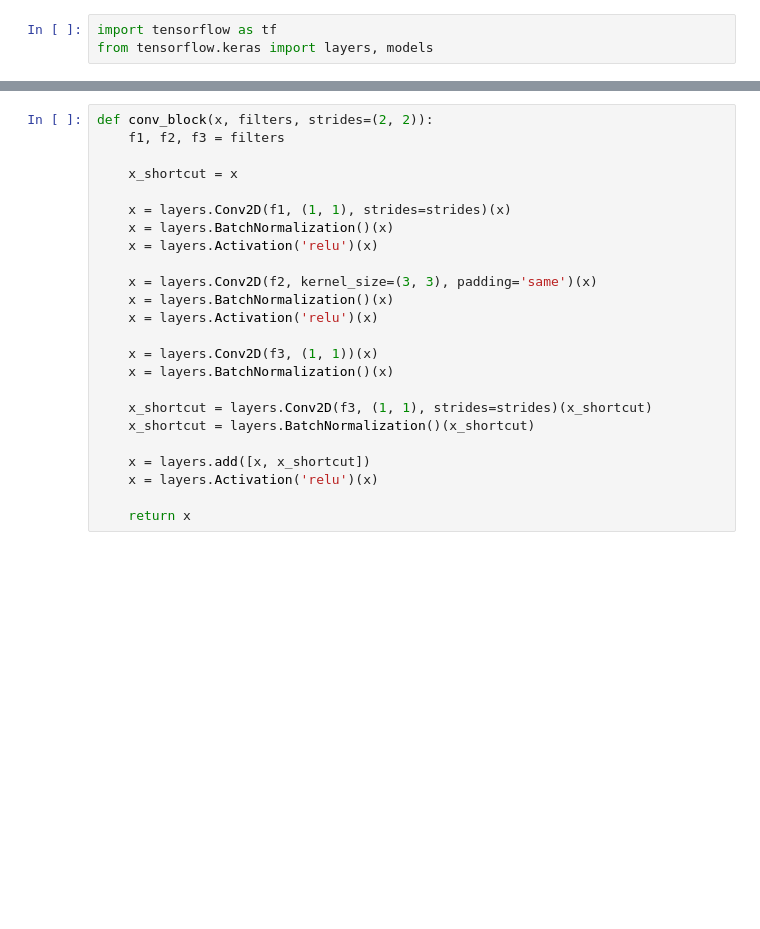
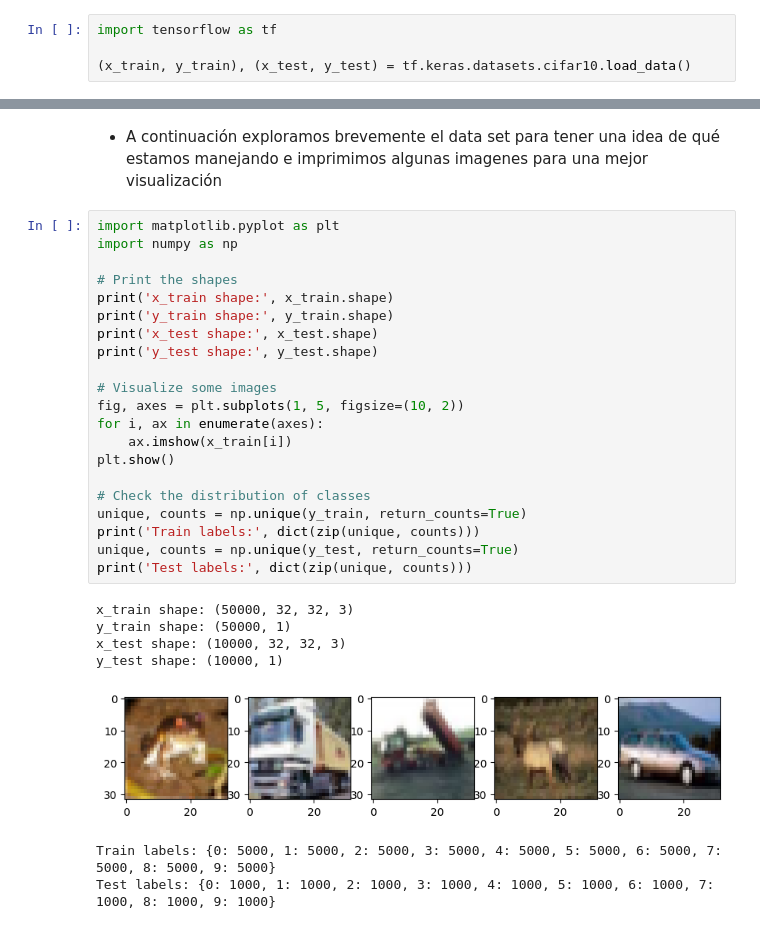
Before and after one commit to DCI-alxogm/ml2023-BrianBarajas, a Jupyter notebook: ProyectoFinal/Proyecto_Final_ResNet50_BrianBarajas.ipynb, the cells around one changed output, grey strips where cells are left out. Cells and saved outputs as stored; diff of their text form; blank space fills up the shorter version.

```diff
--- a/ProyectoFinal/Proyecto_Final_ResNet50_BrianBarajas.ipynb
+++ b/ProyectoFinal/Proyecto_Final_ResNet50_BrianBarajas.ipynb
@@ -39,3 +55,4 @@ numba 0.55.1 requires numpy<1.22,>=1.18, but you have numpy 1.24.3 which is inco
 # %%
 import tensorflow as tf
-from tensorflow.keras import layers, models
+
+(x_train, y_train), (x_test, y_test) = tf.keras.datasets.cifar10.load_data()
@@ -42,24 +62,31 @@ from tensorflow.keras import layers, models
-# %%
-def conv_block(x, filters, strides=(2, 2)):
-    f1, f2, f3 = filters
-
-    x_shortcut = x
-
-    x = layers.Conv2D(f1, (1, 1), strides=strides)(x)
-    x = layers.BatchNormalization()(x)
-    x = layers.Activation('relu')(x)
-
-    x = layers.Conv2D(f2, kernel_size=(3, 3), padding='same')(x)
-    x = layers.BatchNormalization()(x)
-    x = layers.Activation('relu')(x)
-
-    x = layers.Conv2D(f3, (1, 1))(x)
-    x = layers.BatchNormalization()(x)
-
-    x_shortcut = layers.Conv2D(f3, (1, 1), strides=strides)(x_shortcut)
-    x_shortcut = layers.BatchNormalization()(x_shortcut)
-
-    x = layers.add([x, x_shortcut])
-    x = layers.Activation('relu')(x)
-
-    return x
+# %% [markdown]
+- A continuación exploramos brevemente el data set para tener una idea de qué estamos manejando e imprimimos algunas imagenes para una mejor visualización
+# %%
+import matplotlib.pyplot as plt
+import numpy as np
+
+# Print the shapes
+print('x_train shape:', x_train.shape)
+print('y_train shape:', y_train.shape)
+print('x_test shape:', x_test.shape)
+print('y_test shape:', y_test.shape)
+
+# Visualize some images
+fig, axes = plt.subplots(1, 5, figsize=(10, 2))
+for i, ax in enumerate(axes):
+    ax.imshow(x_train[i])
+plt.show()
+
+# Check the distribution of classes
+unique, counts = np.unique(y_train, return_counts=True)
+print('Train labels:', dict(zip(unique, counts)))
+unique, counts = np.unique(y_test, return_counts=True)
+print('Test labels:', dict(zip(unique, counts)))
+# %% [output]
+x_train shape: (50000, 32, 32, 3)
+y_train shape: (50000, 1)
+x_test shape: (10000, 32, 32, 3)
+y_test shape: (10000, 1)
+[figure, added]
+Train labels: {0: 5000, 1: 5000, 2: 5000, 3: 5000, 4: 5000, 5: 5000, 6: 5000, 7: 5000, 8: 5000, 9: 5000}
+Test labels: {0: 1000, 1: 1000, 2: 1000, 3: 1000, 4: 1000, 5: 1000, 6: 1000, 7: 1000, 8: 1000, 9: 1000}
```
Also changed, not shown: parts of 26 cells of this notebook.
